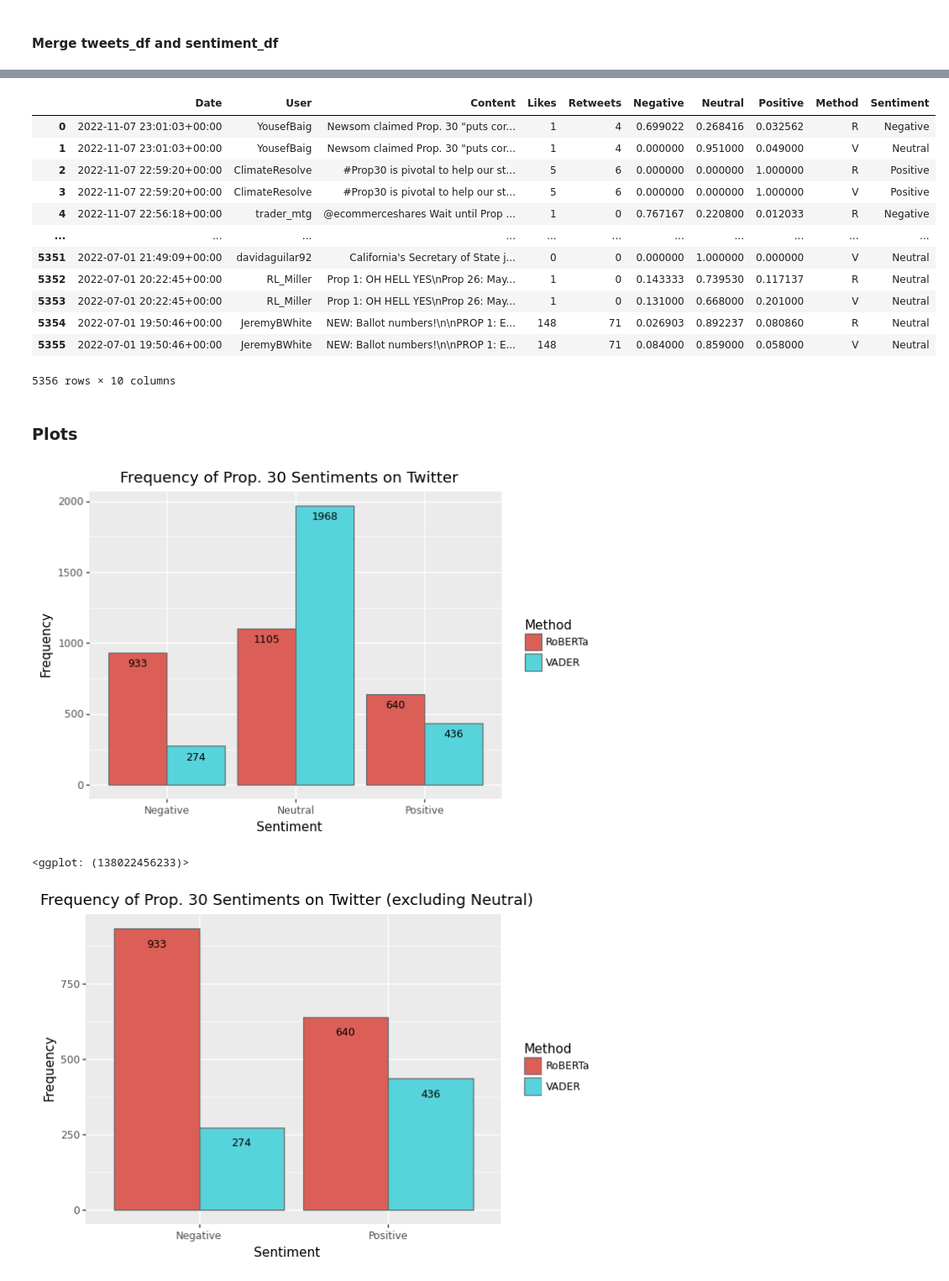
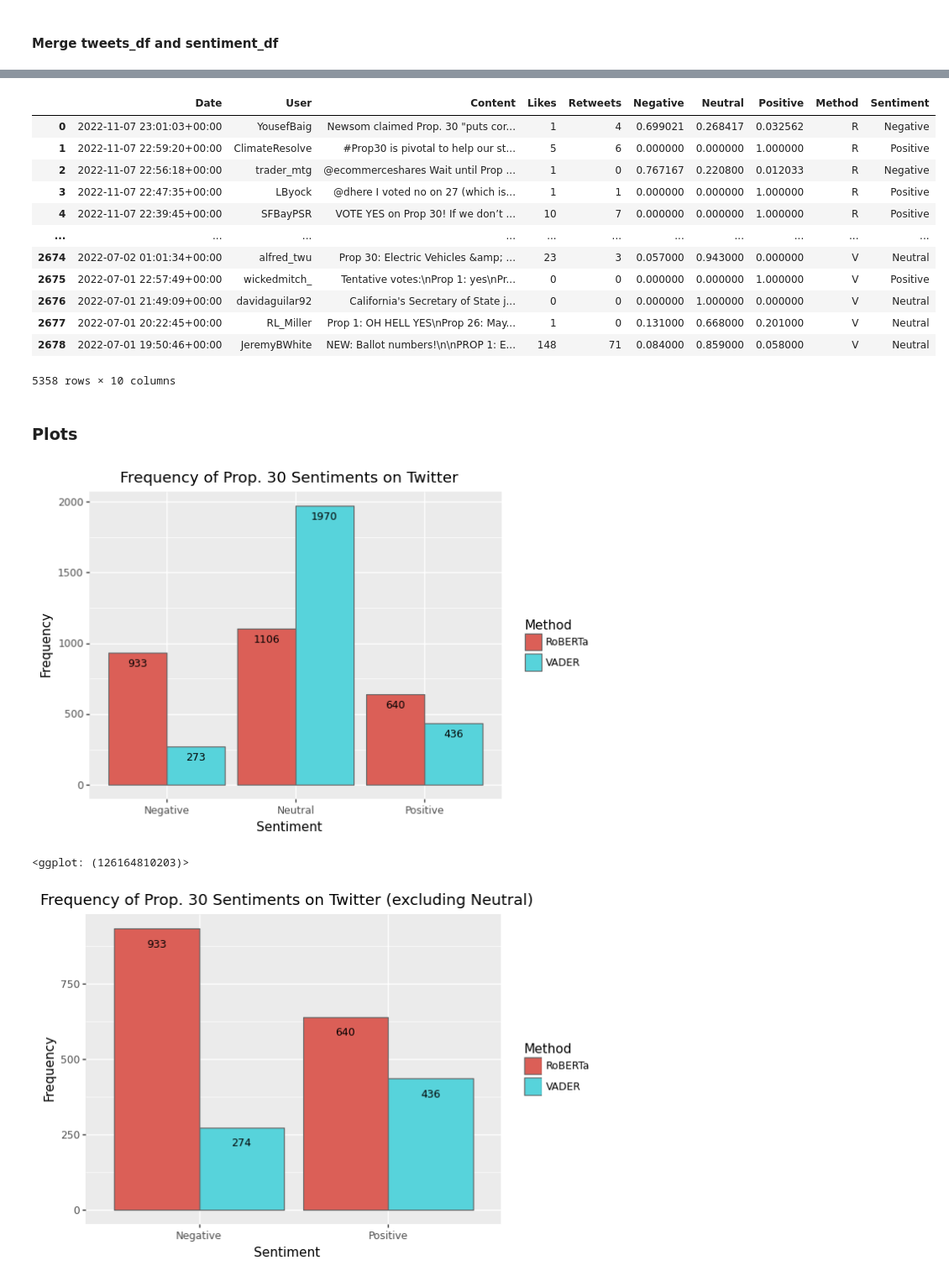
Before and after one commit to lbarrett24/CA-Election-Data-Challenge, a Jupyter notebook: Prop30_Twitter_SA.ipynb, the cells around one changed output, grey strips where cells are left out. Shown: that part at 84% size. Drawn from its saved outputs; the diff is of its cells as text; code cells hidden in the pictures.

Commit message:
made some changes to results dataframes

```diff
--- a/Prop30_Twitter_SA.ipynb
+++ b/Prop30_Twitter_SA.ipynb
@@ -148,11 +148,13 @@ def sentiment_analysis(text:str, method:str):
 # %% [markdown]
 #### Run sentiment analysis on all tweets
 # %%
-results = []
+results_r = []
+results_v = []
 for index, row in tweets_df.iterrows():
     sentiment_scores_roberta = sentiment_analysis(row['Content'], 'R')
     sentiment_scores_vader = sentiment_analysis(row['Content'], 'V')
-    results.append(sentiment_scores_roberta)
-    results.append(sentiment_scores_vader)
-sentiment_df = pd.DataFrame(results)
-sentiment_df
+    results_r.append(sentiment_scores_roberta)
+    results_v.append(sentiment_scores_vader)
+sentiment_r_df = pd.DataFrame(results_r)
+sentiment_v_df = pd.DataFrame(results_v)
+sentiment_combined_df = pd.concat([sentiment_r_df, sentiment_v_df])
@@ -177,20 +195,22 @@ tweets_df_double = pd.DataFrame(np.repeat(tweets_df.values, 2, axis = 0), column
+# %%
+tweets_df_double = pd.concat([tweets_df, tweets_df])
 # %%
-sa_df = pd.concat([tweets_df_double, sentiment_df], axis=1)
+sa_df = pd.concat([tweets_df_double, sentiment_combined_df], axis=1)
 sa_df
 # %% [output]
 |  | Date | User | Content | Likes | Retweets | Negative | Neutral | Positive | Method | Sentiment |
-| 0 | 2022-11-07 23:01:03+00:00 | YousefBaig | Newsom claimed Prop. 30 "puts cor... | 1 | 4 | 0.699022 | 0.268416 | 0.032562 | R | Negative |
-| 1 | 2022-11-07 23:01:03+00:00 | YousefBaig | Newsom claimed Prop. 30 "puts cor... | 1 | 4 | 0.000000 | 0.951000 | 0.049000 | V | Neutral |
-| 2 | 2022-11-07 22:59:20+00:00 | ClimateResolve | #Prop30 is pivotal to help our st... | 5 | 6 | 0.000000 | 0.000000 | 1.000000 | R | Positive |
-| 3 | 2022-11-07 22:59:20+00:00 | ClimateResolve | #Prop30 is pivotal to help our st... | 5 | 6 | 0.000000 | 0.000000 | 1.000000 | V | Positive |
-| 4 | 2022-11-07 22:56:18+00:00 | trader_mtg | @ecommerceshares Wait until Prop ... | 1 | 0 | 0.767167 | 0.220800 | 0.012033 | R | Negative |
+| 0 | 2022-11-07 23:01:03+00:00 | YousefBaig | Newsom claimed Prop. 30 "puts cor... | 1 | 4 | 0.699021 | 0.268417 | 0.032562 | R | Negative |
+| 1 | 2022-11-07 22:59:20+00:00 | ClimateResolve | #Prop30 is pivotal to help our st... | 5 | 6 | 0.000000 | 0.000000 | 1.000000 | R | Positive |
+| 2 | 2022-11-07 22:56:18+00:00 | trader_mtg | @ecommerceshares Wait until Prop ... | 1 | 0 | 0.767167 | 0.220800 | 0.012033 | R | Negative |
+| 3 | 2022-11-07 22:47:35+00:00 | LByock | @dhere I voted no on 27 (which is... | 1 | 1 | 0.000000 | 0.000000 | 1.000000 | R | Positive |
+| 4 | 2022-11-07 22:39:45+00:00 | SFBayPSR | VOTE YES on Prop 30! If we don’t ... | 10 | 7 | 0.000000 | 0.000000 | 1.000000 | R | Positive |
 | ... | ... | ... | ... | ... | ... | ... | ... | ... | ... | ... |
-| 5351 | 2022-07-01 21:49:09+00:00 | davidaguilar92 | California's Secretary of State j... | 0 | 0 | 0.000000 | 1.000000 | 0.000000 | V | Neutral |
-| 5352 | 2022-07-01 20:22:45+00:00 | RL_Miller | Prop 1: OH HELL YES\nProp 26: May... | 1 | 0 | 0.143333 | 0.739530 | 0.117137 | R | Neutral |
-| 5353 | 2022-07-01 20:22:45+00:00 | RL_Miller | Prop 1: OH HELL YES\nProp 26: May... | 1 | 0 | 0.131000 | 0.668000 | 0.201000 | V | Neutral |
-| 5354 | 2022-07-01 19:50:46+00:00 | JeremyBWhite | NEW: Ballot numbers!\n\nPROP 1: E... | 148 | 71 | 0.026903 | 0.892237 | 0.080860 | R | Neutral |
-| 5355 | 2022-07-01 19:50:46+00:00 | JeremyBWhite | NEW: Ballot numbers!\n\nPROP 1: E... | 148 | 71 | 0.084000 | 0.859000 | 0.058000 | V | Neutral |
+| 2674 | 2022-07-02 01:01:34+00:00 | alfred_twu | Prop 30: Electric Vehicles &amp; ... | 23 | 3 | 0.057000 | 0.943000 | 0.000000 | V | Neutral |
+| 2675 | 2022-07-01 22:57:49+00:00 | wickedmitch_ | Tentative votes:\nProp 1: yes\nPr... | 0 | 0 | 0.000000 | 0.000000 | 1.000000 | V | Positive |
+| 2676 | 2022-07-01 21:49:09+00:00 | davidaguilar92 | California's Secretary of State j... | 0 | 0 | 0.000000 | 1.000000 | 0.000000 | V | Neutral |
+| 2677 | 2022-07-01 20:22:45+00:00 | RL_Miller | Prop 1: OH HELL YES\nProp 26: May... | 1 | 0 | 0.131000 | 0.668000 | 0.201000 | V | Neutral |
+| 2678 | 2022-07-01 19:50:46+00:00 | JeremyBWhite | NEW: Ballot numbers!\n\nPROP 1: E... | 148 | 71 | 0.084000 | 0.859000 | 0.058000 | V | Neutral |
-5356 rows × 10 columns
+5358 rows × 10 columns
 # %% [markdown]
 ### Plots
 # %%
@@ -203,7 +223,7 @@ sa_df
 )
 # %% [output]
 [figure]
-<ggplot: (138022456233)>
+<ggplot: (126164810203)>
 # %%
 (
     p9.ggplot(data = sa_df[sa_df['Sentiment'] != 'Neutral'], mapping = p9.aes(x = 'Sentiment', fill = 'Method'))
```
Also changed, not shown: parts of 10 cells of this notebook.
